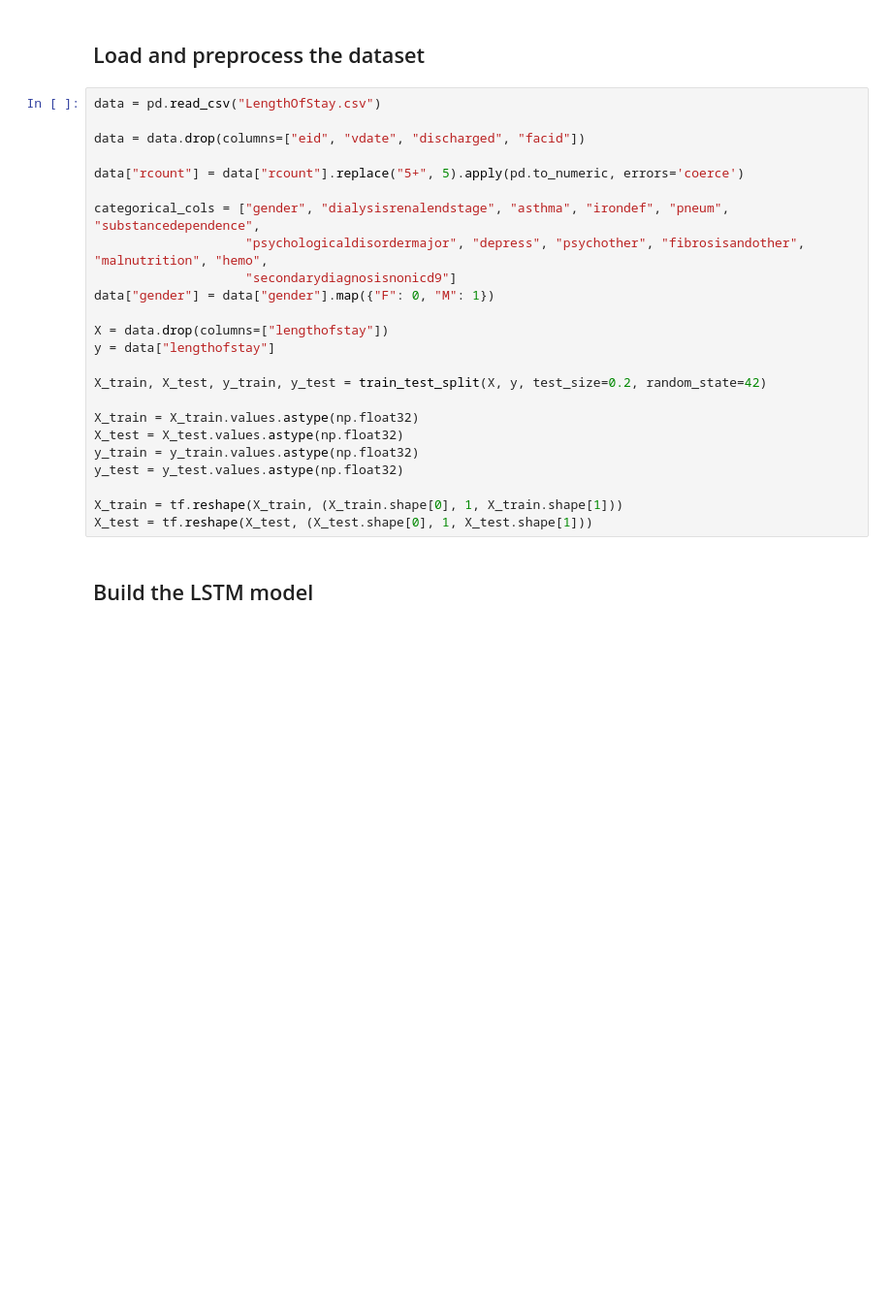
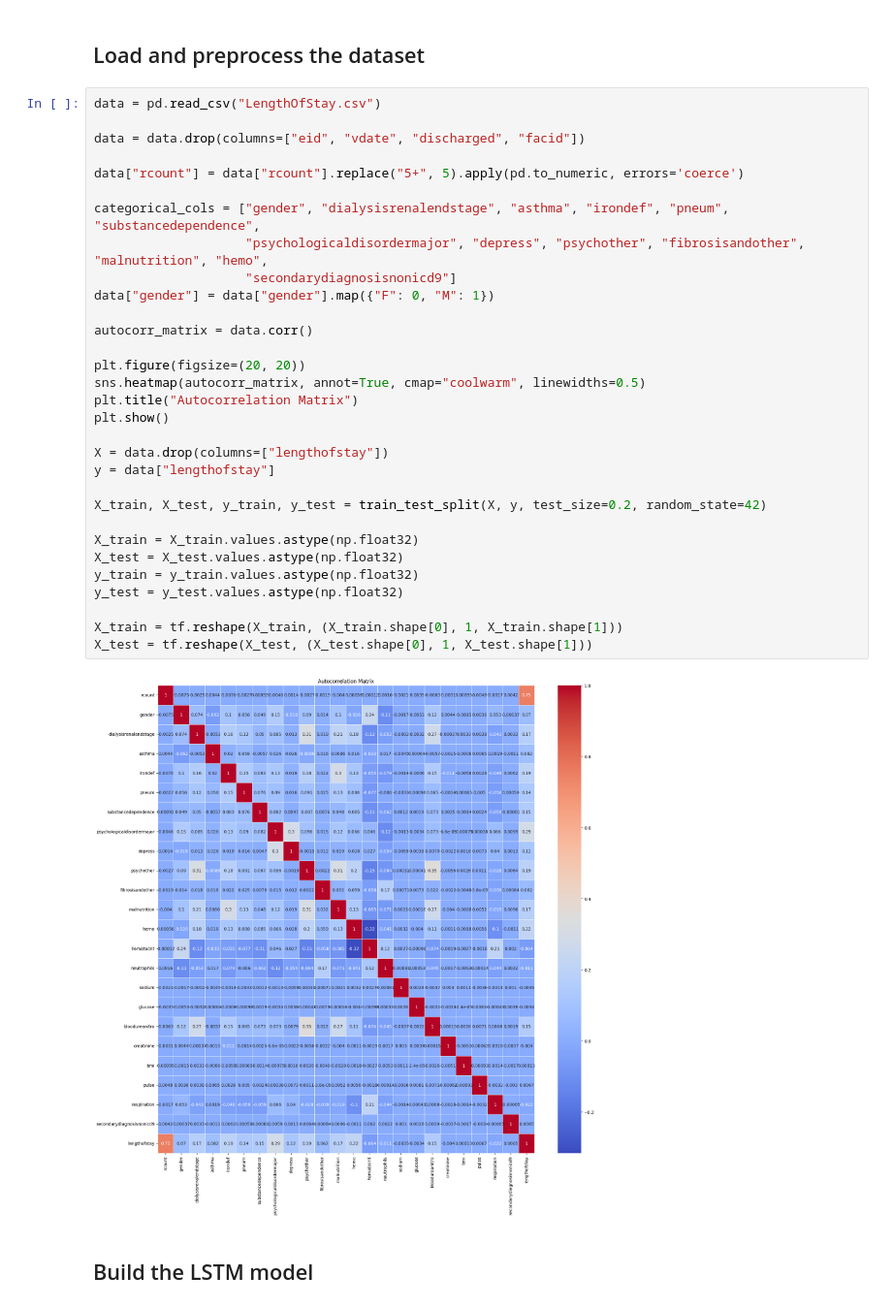
Before and after one commit to OrestProgrammer/PredictingLengthofStayatHospitals, a Jupyter notebook: Train_notebook.ipynb, the cells around one changed output. Shown at 97% size. Drawn from its saved outputs; the diff is of its cells as text; blank space fills up the shorter version.

```diff
--- a/Train_notebook.ipynb
+++ b/Train_notebook.ipynb
@@ -16,27 +17,36 @@ import matplotlib.pyplot as plt
 # %%
 data = pd.read_csv("LengthOfStay.csv")
 
 data = data.drop(columns=["eid", "vdate", "discharged", "facid"])
 
 data["rcount"] = data["rcount"].replace("5+", 5).apply(pd.to_numeric, errors='coerce')
 
 categorical_cols = ["gender", "dialysisrenalendstage", "asthma", "irondef", "pneum", "substancedependence",
                     "psychologicaldisordermajor", "depress", "psychother", "fibrosisandother", "malnutrition", "hemo",
                     "secondarydiagnosisnonicd9"]
 data["gender"] = data["gender"].map({"F": 0, "M": 1})
+
+autocorr_matrix = data.corr()
+
+plt.figure(figsize=(20, 20))
+sns.heatmap(autocorr_matrix, annot=True, cmap="coolwarm", linewidths=0.5)
+plt.title("Autocorrelation Matrix")
+plt.show()
 
 X = data.drop(columns=["lengthofstay"])
 y = data["lengthofstay"]
 
 X_train, X_test, y_train, y_test = train_test_split(X, y, test_size=0.2, random_state=42)
 
 X_train = X_train.values.astype(np.float32)
 X_test = X_test.values.astype(np.float32)
 y_train = y_train.values.astype(np.float32)
 y_test = y_test.values.astype(np.float32)
 
 X_train = tf.reshape(X_train, (X_train.shape[0], 1, X_train.shape[1]))
 X_test = tf.reshape(X_test, (X_test.shape[0], 1, X_test.shape[1]))
+# %% [output]
+[figure, added]
 # %% [markdown]
 ## Build the LSTM model
 # %%
```
Also changed, not shown: parts of 14 cells of this notebook, 2 other files.
